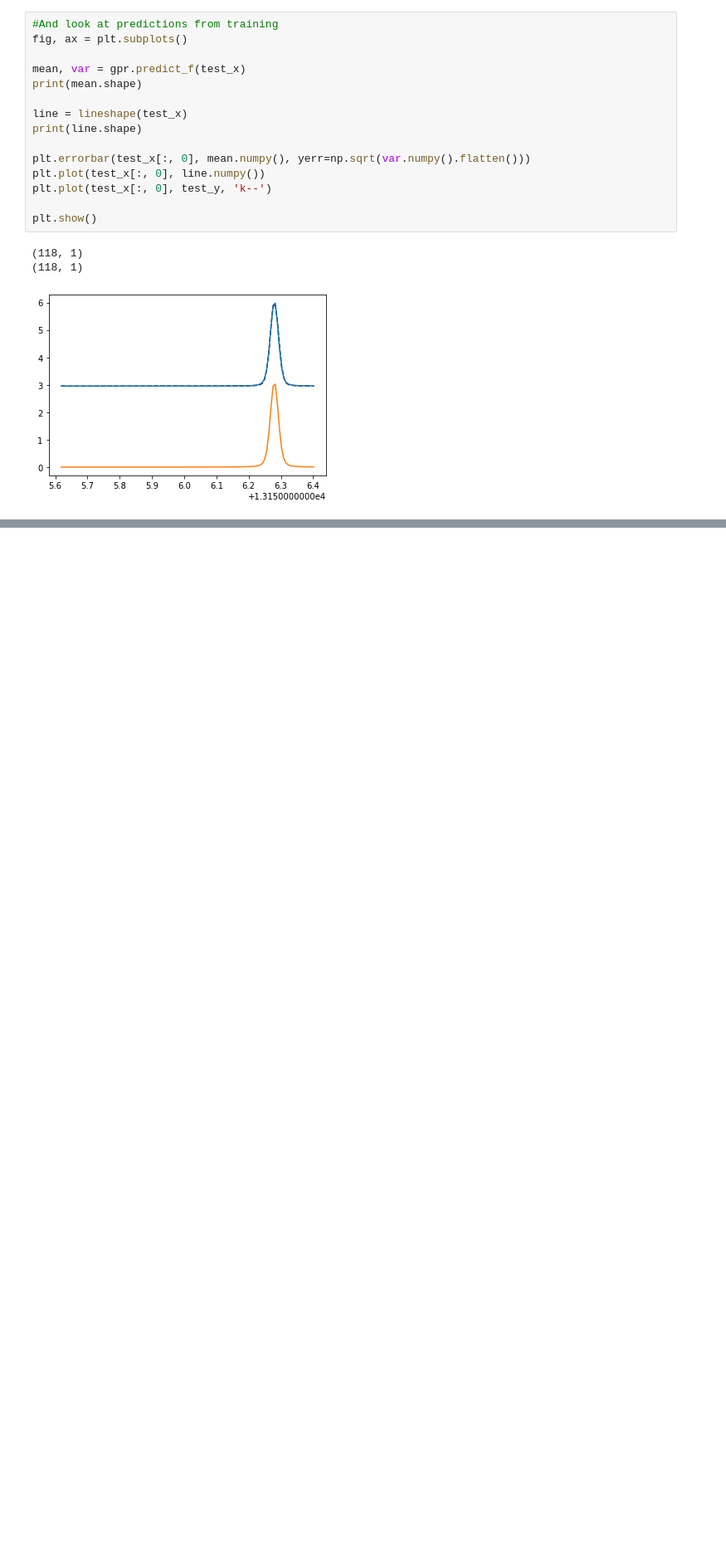
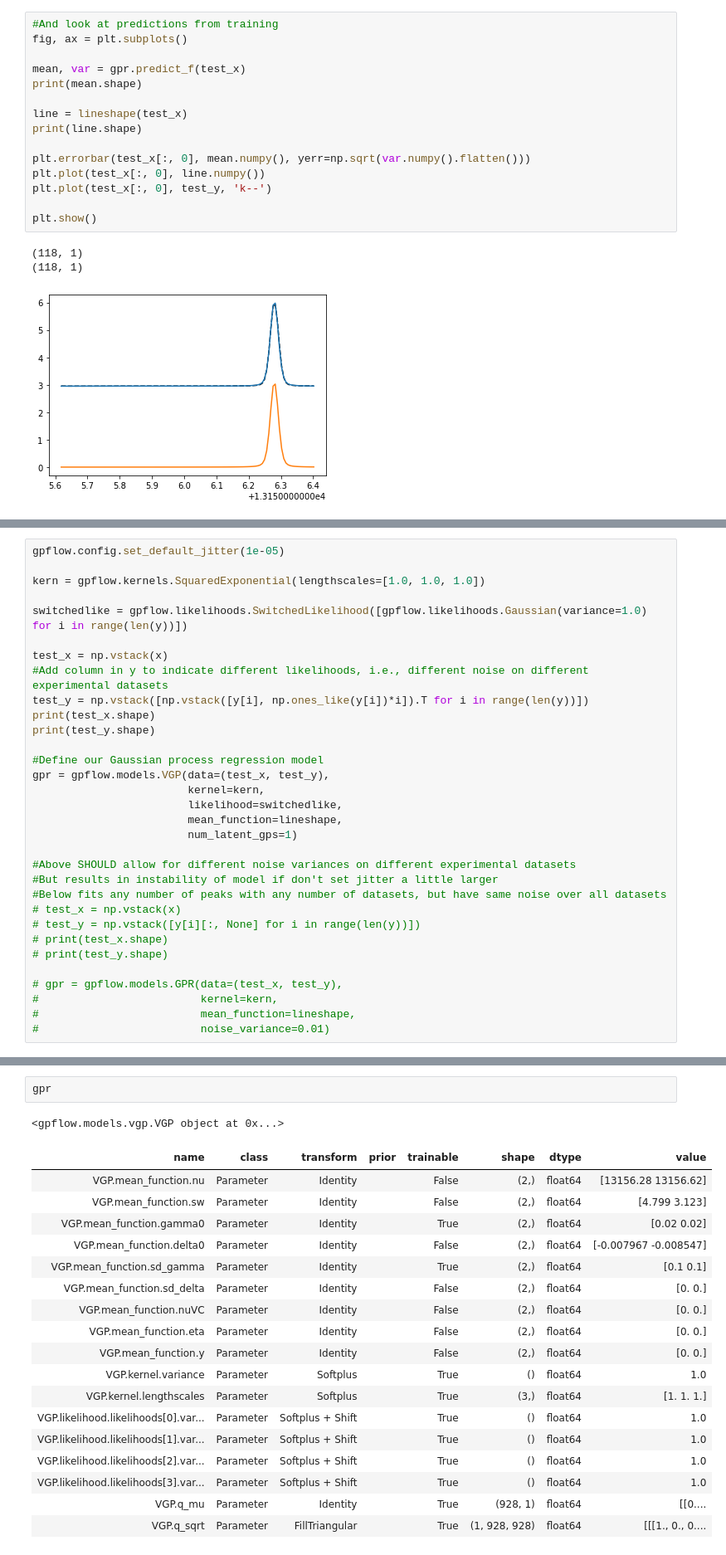
Before and after one commit to wpk-nist-gov/MATSgp, a Jupyter notebook: cci_workup/gpflow_pcqsdhc.ipynb, the cells around one changed output, grey strips where cells are left out. Shown at 83% size. Cells and saved outputs as stored; diff of their text form; blank space fills up the shorter version.

```diff
--- a/cci_workup/gpflow_pcqsdhc.ipynb
+++ b/cci_workup/gpflow_pcqsdhc.ipynb
@@ -608,0 +751,32 @@ plt.show()
+# %%
+gpflow.config.set_default_jitter(1e-05)
+
+kern = gpflow.kernels.SquaredExponential(lengthscales=[1.0, 1.0, 1.0])
+
+switchedlike = gpflow.likelihoods.SwitchedLikelihood([gpflow.likelihoods.Gaussian(variance=1.0) for i in range(len(y))])
+
+test_x = np.vstack(x)
+#Add column in y to indicate different likelihoods, i.e., different noise on different experimental datasets
+test_y = np.vstack([np.vstack([y[i], np.ones_like(y[i])*i]).T for i in range(len(y))])
+print(test_x.shape)
+print(test_y.shape)
+
+#Define our Gaussian process regression model
+gpr = gpflow.models.VGP(data=(test_x, test_y),
+                        kernel=kern,
+                        likelihood=switchedlike,
+                        mean_function=lineshape,
+                        num_latent_gps=1)
+
+#Above SHOULD allow for different noise variances on different experimental datasets
+#But results in instability of model if don't set jitter a little larger
+#Below fits any number of peaks with any number of datasets, but have same noise over all datasets
+# test_x = np.vstack(x)
+# test_y = np.vstack([y[i][:, None] for i in range(len(y))])
+# print(test_x.shape)
+# print(test_y.shape)
+
+# gpr = gpflow.models.GPR(data=(test_x, test_y),
+#                         kernel=kern,
+#                         mean_function=lineshape,
+#                         noise_variance=0.01)
@@ -608,0 +786,22 @@ plt.show()
+# %%
+gpr
+# %% [output]
+<gpflow.models.vgp.VGP object at 0x...>
+| name | class | transform | prior | trainable | shape | dtype | value |
+| VGP.mean_function.nu | Parameter | Identity |  | False | (2,) | float64 | [13156.28 13156.62] |
+| VGP.mean_function.sw | Parameter | Identity |  | False | (2,) | float64 | [4.799 3.123] |
+| VGP.mean_function.gamma0 | Parameter | Identity |  | True | (2,) | float64 | [0.02 0.02] |
+| VGP.mean_function.delta0 | Parameter | Identity |  | False | (2,) | float64 | [-0.007967 -0.008547] |
+| VGP.mean_function.sd_gamma | Parameter | Identity |  | True | (2,) | float64 | [0.1 0.1] |
+| VGP.mean_function.sd_delta | Parameter | Identity |  | False | (2,) | float64 | [0. 0.] |
+| VGP.mean_function.nuVC | Parameter | Identity |  | False | (2,) | float64 | [0. 0.] |
+| VGP.mean_function.eta | Parameter | Identity |  | False | (2,) | float64 | [0. 0.] |
+| VGP.mean_function.y | Parameter | Identity |  | False | (2,) | float64 | [0. 0.] |
+| VGP.kernel.variance | Parameter | Softplus |  | True | () | float64 | 1.0 |
+| VGP.kernel.lengthscales | Parameter | Softplus |  | True | (3,) | float64 | [1. 1. 1.] |
+| VGP.likelihood.likelihoods[0].var... | Parameter | Softplus + Shift |  | True | () | float64 | 1.0 |
+| VGP.likelihood.likelihoods[1].var... | Parameter | Softplus + Shift |  | True | () | float64 | 1.0 |
+| VGP.likelihood.likelihoods[2].var... | Parameter | Softplus + Shift |  | True | () | float64 | 1.0 |
+| VGP.likelihood.likelihoods[3].var... | Parameter | Softplus + Shift |  | True | () | float64 | 1.0 |
+| VGP.q_mu | Parameter | Identity |  | True | (928, 1) | float64 | [[0.... |
+| VGP.q_sqrt | Parameter | FillTriangular |  | True | (1, 928, 928) | float64 | [[[1., 0., 0.... |
```
Also changed, not shown: parts of 33 cells of this notebook.
